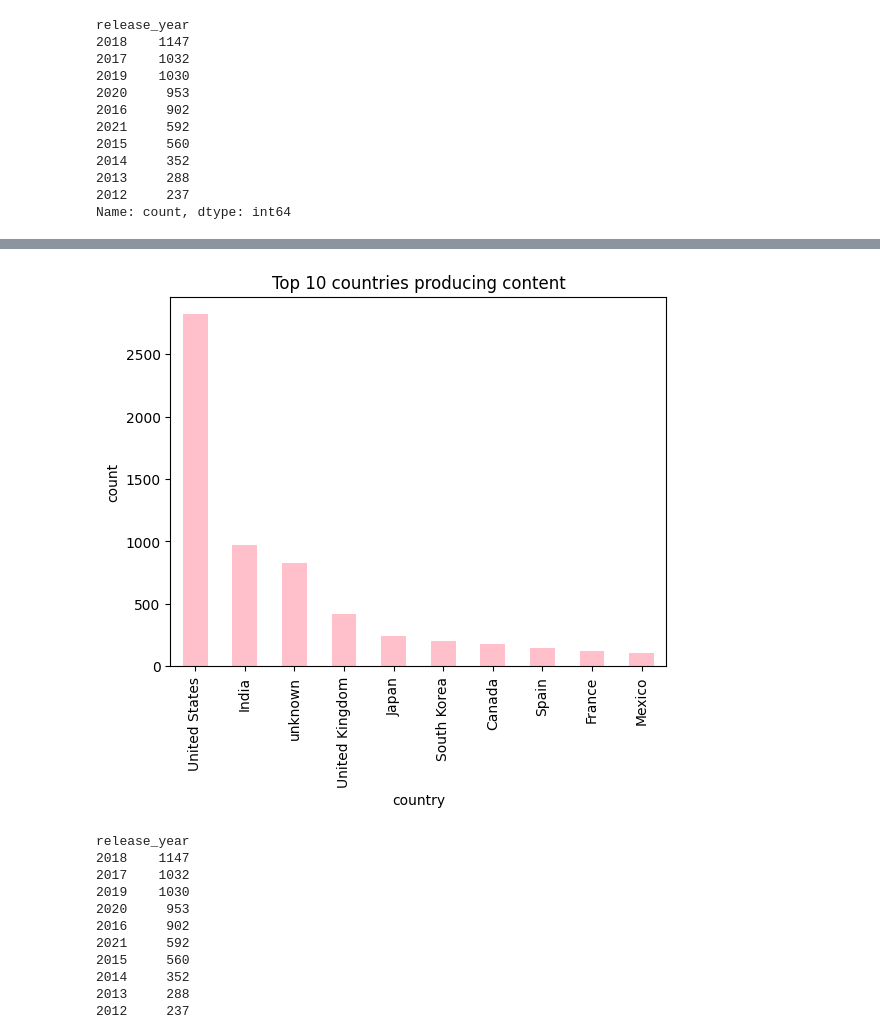
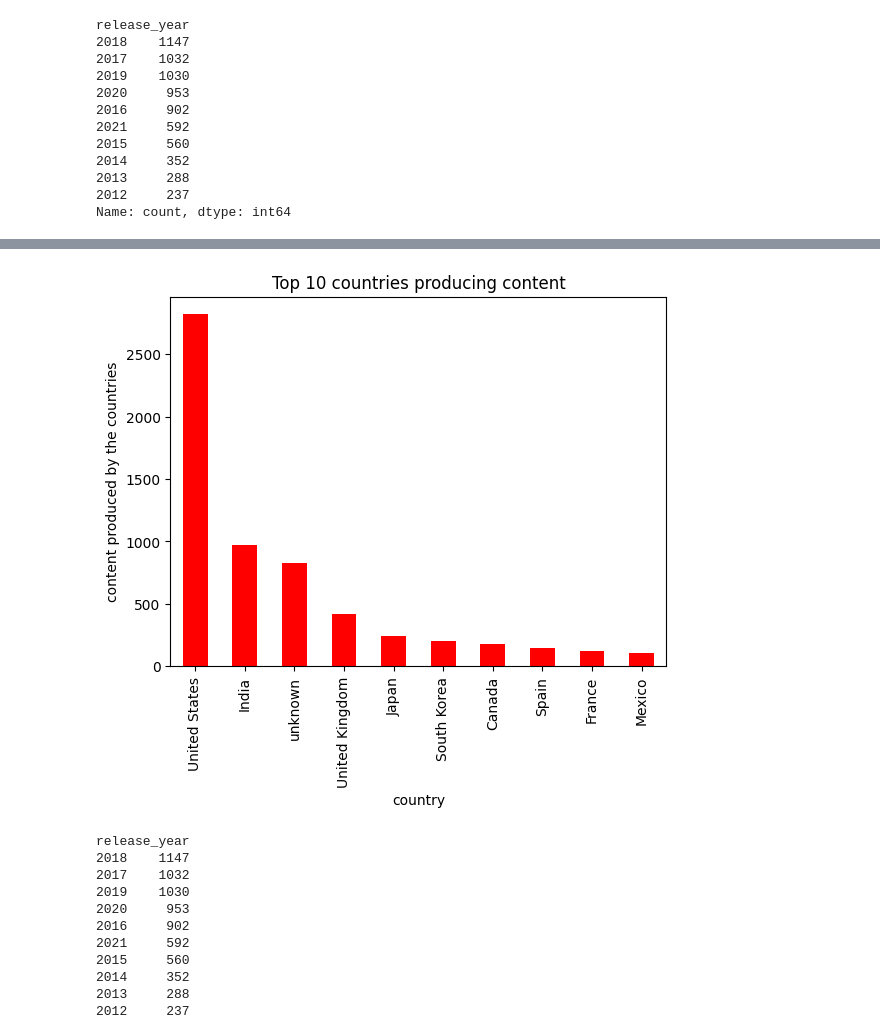
Before and after one commit to anjali0906vinod/netflix_analysis, a Jupyter notebook: netflix.ipynb, the cells around one changed output, grey strips where cells are left out. Saved outputs shown, nothing was run; the diff lists cells and outputs as text; code cells hidden in the pictures.

```diff
--- a/netflix.ipynb
+++ b/netflix.ipynb
@@ -172,12 +166,13 @@ plt.show()
 # %%
+#plot
 top_countries = df['country'].value_counts().head(10)
-top_countries.plot(kind='bar', color='pink')
+top_countries.plot(kind='bar', color='red')
 plt.title('Top 10 countries producing content')
-plt.ylabel('count')
+plt.ylabel('content produced by the countries')
 plt.xlabel('country')
 plt.show()
 # %% [output]
-[figure, old version]
+[figure, new version]
 # %%
 #value counts for for top 20 release year with most content
 release_year_count = df['release_year'].value_counts().head(20)
```
Also changed, not shown: parts of 16 cells of this notebook, 4 other files.
